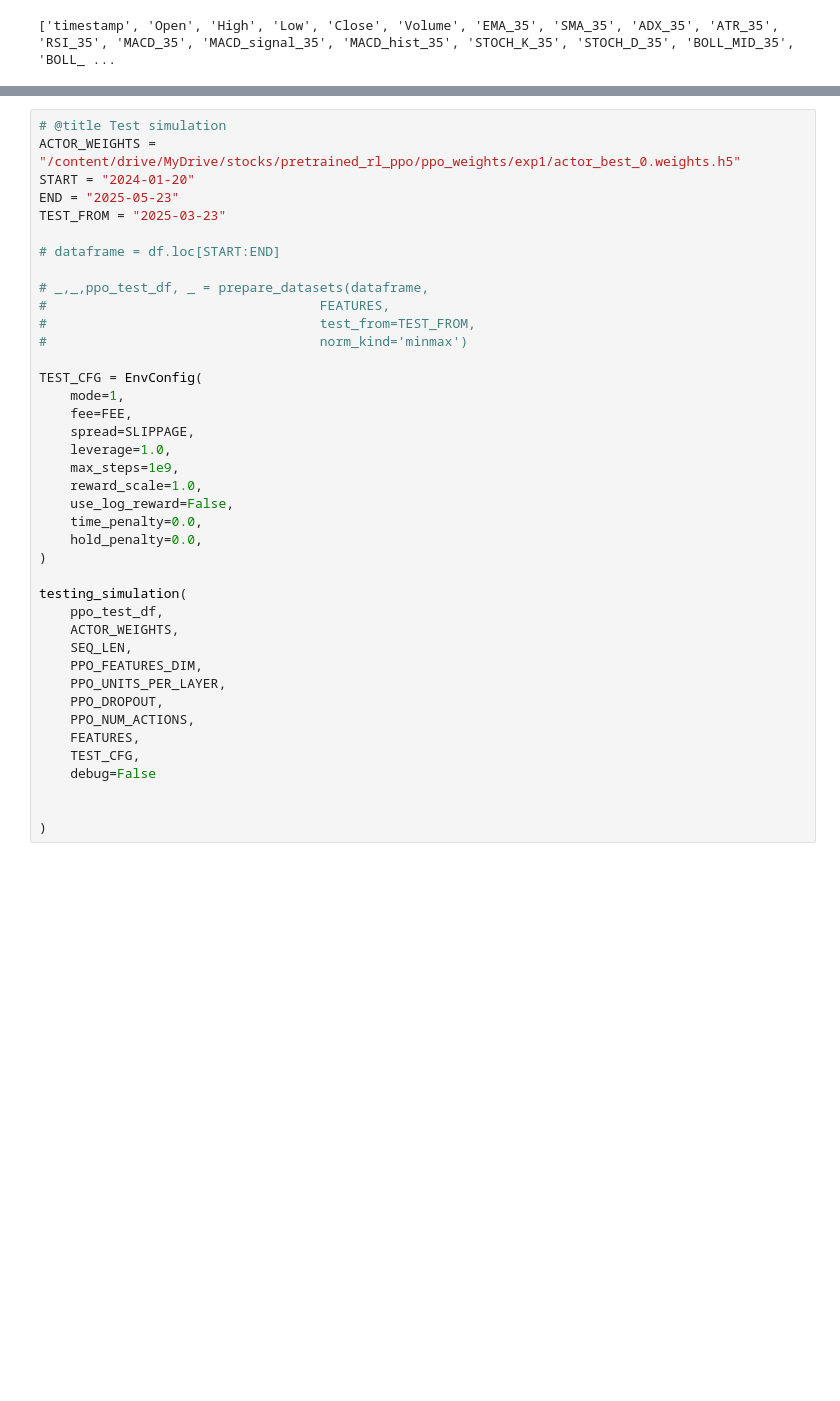
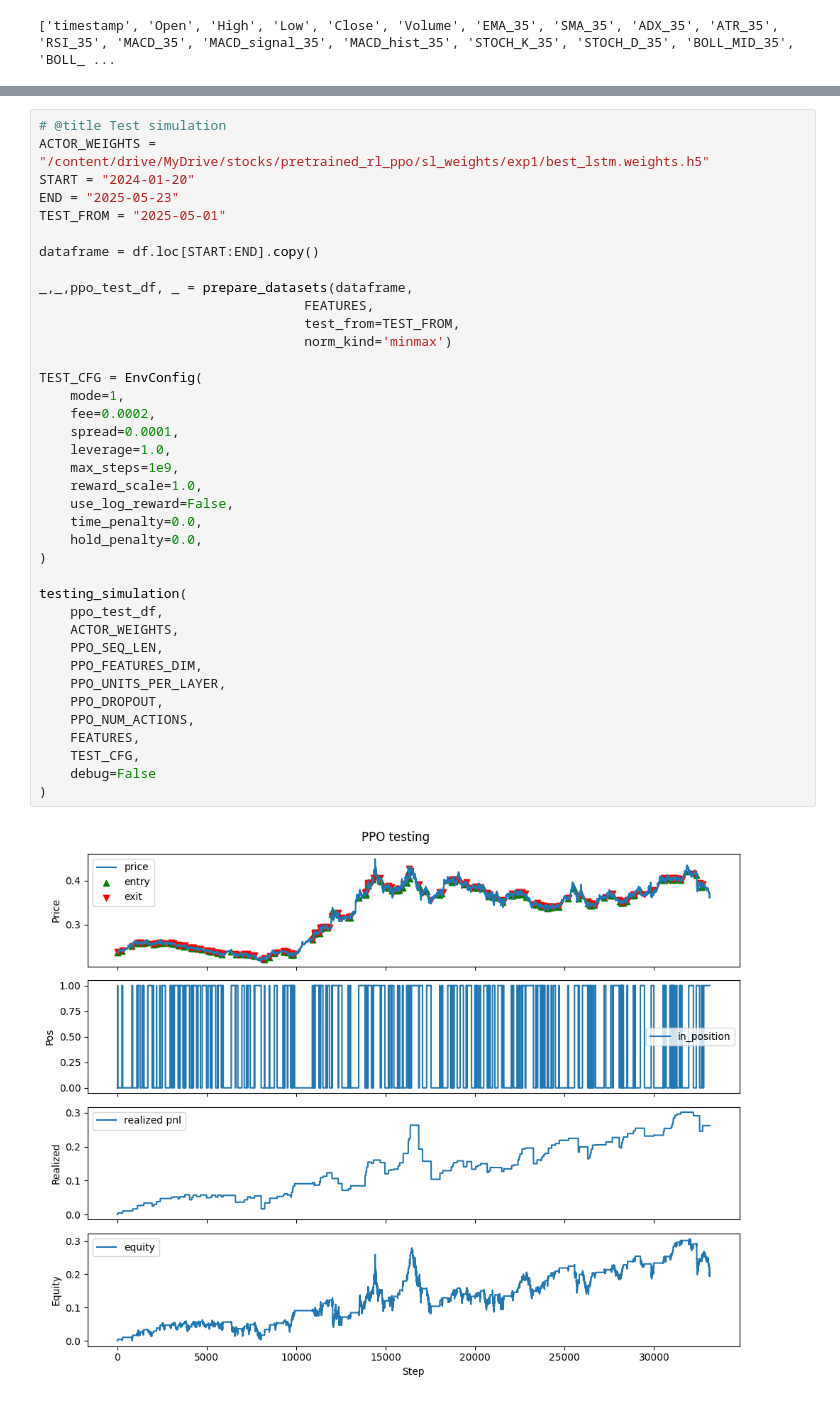
Before and after one commit to SIA86/pretrained_rl_ppo_model, a Jupyter notebook: RL_training.ipynb, the cells around one changed output, grey strips where cells are left out. Cells and saved outputs as stored; diff of their text form; blank space fills up the shorter version.

```diff
--- a/RL_training.ipynb
+++ b/RL_training.ipynb
@@ -380,40 +565,40 @@ actor, critic, train_log, val_log = train(
 # %%
 # @title Test simulation
-ACTOR_WEIGHTS = "/content/drive/MyDrive/stocks/pretrained_rl_ppo/ppo_weights/exp1/actor_best_0.weights.h5"
+ACTOR_WEIGHTS = "/content/drive/MyDrive/stocks/pretrained_rl_ppo/sl_weights/exp1/best_lstm.weights.h5"
 START = "2024-01-20"
 END = "2025-05-23"
-TEST_FROM = "2025-03-23"
+TEST_FROM = "2025-05-01"
 
-# dataframe = df.loc[START:END]
+dataframe = df.loc[START:END].copy()
 
-# _,_,ppo_test_df, _ = prepare_datasets(dataframe,
-#                                   FEATURES,
-#                                   test_from=TEST_FROM,
-#                                   norm_kind='minmax')
+_,_,ppo_test_df, _ = prepare_datasets(dataframe,
+                                  FEATURES,
+                                  test_from=TEST_FROM,
+                                  norm_kind='minmax')
 
 TEST_CFG = EnvConfig(
     mode=1,
-    fee=FEE,
-    spread=SLIPPAGE,
+    fee=0.0002,
+    spread=0.0001,
     leverage=1.0,
     max_steps=1e9,
     reward_scale=1.0,
     use_log_reward=False,
     time_penalty=0.0,
     hold_penalty=0.0,
 )
 
 testing_simulation(
     ppo_test_df,
     ACTOR_WEIGHTS,
-    SEQ_LEN,
+    PPO_SEQ_LEN,
     PPO_FEATURES_DIM,
     PPO_UNITS_PER_LAYER,
     PPO_DROPOUT,
     PPO_NUM_ACTIONS,
     FEATURES,
     TEST_CFG,
     debug=False
-
-
 )
+# %% [output]
+[figure, added]
```
Also changed, not shown: parts of 7 cells of this notebook, 17 other files.
